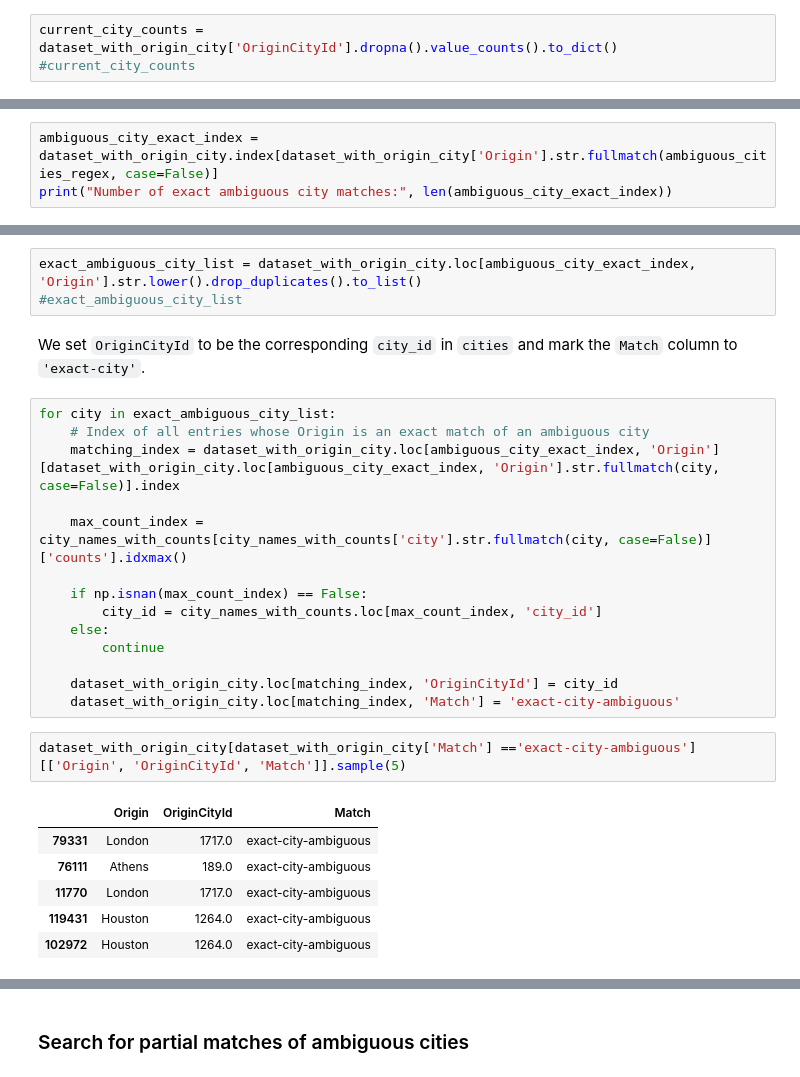
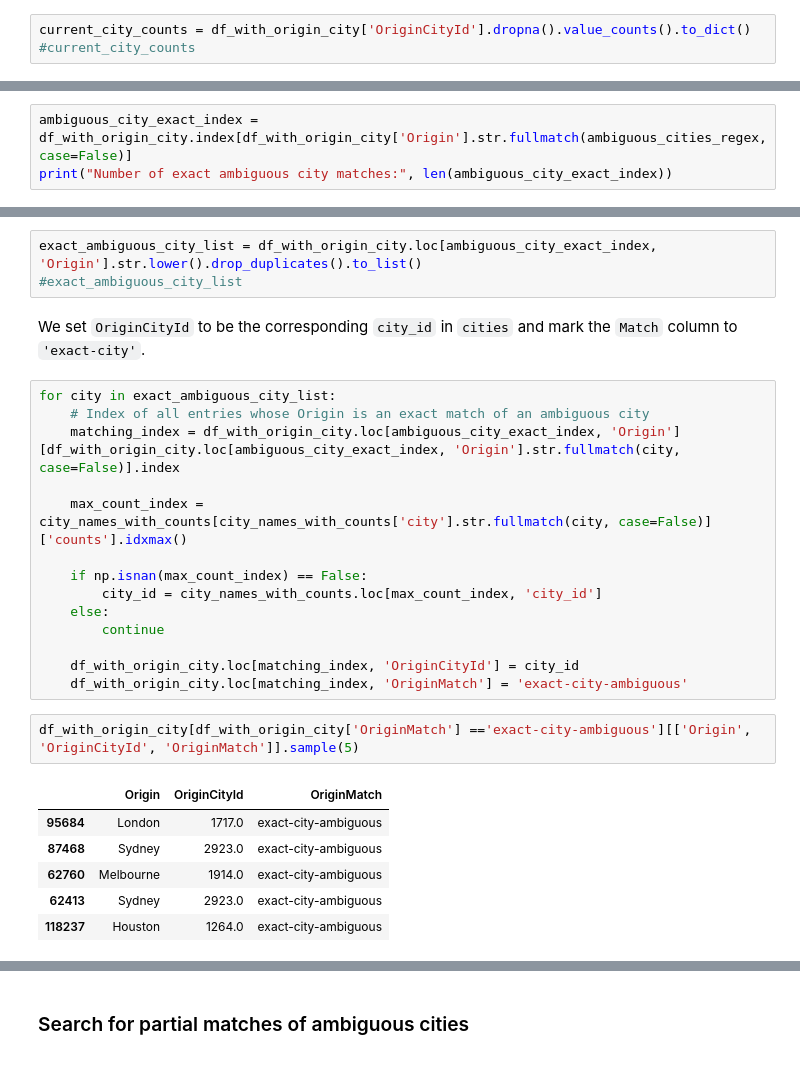
Before and after one commit to paulabondoc/airline-ratings-data-project, a Jupyter notebook: Script1 - Data_cleaning.ipynb, the cells around one changed output, grey strips where cells are left out. Saved outputs shown, nothing was run; the diff lists cells and outputs as text.

```diff
--- a/Script1 - Data_cleaning.ipynb
+++ b/Script1 - Data_cleaning.ipynb
@@ -1645,5 +1670,5 @@ len(ambiguous_cities)
 # %%
-current_city_counts = dataset_with_origin_city['OriginCityId'].dropna().value_counts().to_dict()
+current_city_counts = df_with_origin_city['OriginCityId'].dropna().value_counts().to_dict()
 #current_city_counts
 # %%
 city_names_with_counts = pd.DataFrame(zip(cities['city'], cities['city_id'], cities['city_id'].map(current_city_counts)))
@@ -1689,17 +1716,17 @@ Let's do exact matches first.
 # %%
-ambiguous_city_exact_index = dataset_with_origin_city.index[dataset_with_origin_city['Origin'].str.fullmatch(ambiguous_cities_regex, case=False)]
+ambiguous_city_exact_index = df_with_origin_city.index[df_with_origin_city['Origin'].str.fullmatch(ambiguous_cities_regex, case=False)]
 print("Number of exact ambiguous city matches:", len(ambiguous_city_exact_index))
 # %% [output]
 Number of exact ambiguous city matches: 9615
 # %%
-exact_ambiguous_city_list = dataset_with_origin_city.loc[ambiguous_city_exact_index, 'Origin'].str.lower().drop_duplicates().to_list()
+exact_ambiguous_city_list = df_with_origin_city.loc[ambiguous_city_exact_index, 'Origin'].str.lower().drop_duplicates().to_list()
 #exact_ambiguous_city_list
 # %% [markdown]
 We set `OriginCityId` to be the corresponding `city_id` in `cities` and mark the `Match` column to `'exact-city'`.
 # %%
 for city in exact_ambiguous_city_list:
     # Index of all entries whose Origin is an exact match of an ambiguous city
-    matching_index = dataset_with_origin_city.loc[ambiguous_city_exact_index, 'Origin'][dataset_with_origin_city.loc[ambiguous_city_exact_index, 'Origin'].str.fullmatch(city, case=False)].index
+    matching_index = df_with_origin_city.loc[ambiguous_city_exact_index, 'Origin'][df_with_origin_city.loc[ambiguous_city_exact_index, 'Origin'].str.fullmatch(city, case=False)].index
 
     max_count_index = city_names_with_counts[city_names_with_counts['city'].str.fullmatch(city, case=False)]['counts'].idxmax()
 
@@ -1708,15 +1735,15 @@ for city in exact_ambiguous_city_list:
     else:
         continue
 
-    dataset_with_origin_city.loc[matching_index, 'OriginCityId'] = city_id
-    dataset_with_origin_city.loc[matching_index, 'Match'] = 'exact-city-ambiguous'
+    df_with_origin_city.loc[matching_index, 'OriginCityId'] = city_id
+    df_with_origin_city.loc[matching_index, 'OriginMatch'] = 'exact-city-ambiguous'
 # %%
-dataset_with_origin_city[dataset_with_origin_city['Match'] =='exact-city-ambiguous'][['Origin', 'OriginCityId', 'Match']].sample(5)
+df_with_origin_city[df_with_origin_city['OriginMatch'] =='exact-city-ambiguous'][['Origin', 'OriginCityId', 'OriginMatch']].sample(5)
 # %% [output]
-|  | Origin | OriginCityId | Match |
-| 79331 | London | 1717.0 | exact-city-ambiguous |
-| 76111 | Athens | 189.0 | exact-city-ambiguous |
-| 11770 | London | 1717.0 | exact-city-ambiguous |
-| 119431 | Houston | 1264.0 | exact-city-ambiguous |
-| 102972 | Houston | 1264.0 | exact-city-ambiguous |
+|  | Origin | OriginCityId | OriginMatch |
+| 95684 | London | 1717.0 | exact-city-ambiguous |
+| 87468 | Sydney | 2923.0 | exact-city-ambiguous |
+| 62760 | Melbourne | 1914.0 | exact-city-ambiguous |
+| 62413 | Sydney | 2923.0 | exact-city-ambiguous |
+| 118237 | Houston | 1264.0 | exact-city-ambiguous |
 # %%
```
Also changed, not shown: parts of 166 cells of this notebook.
